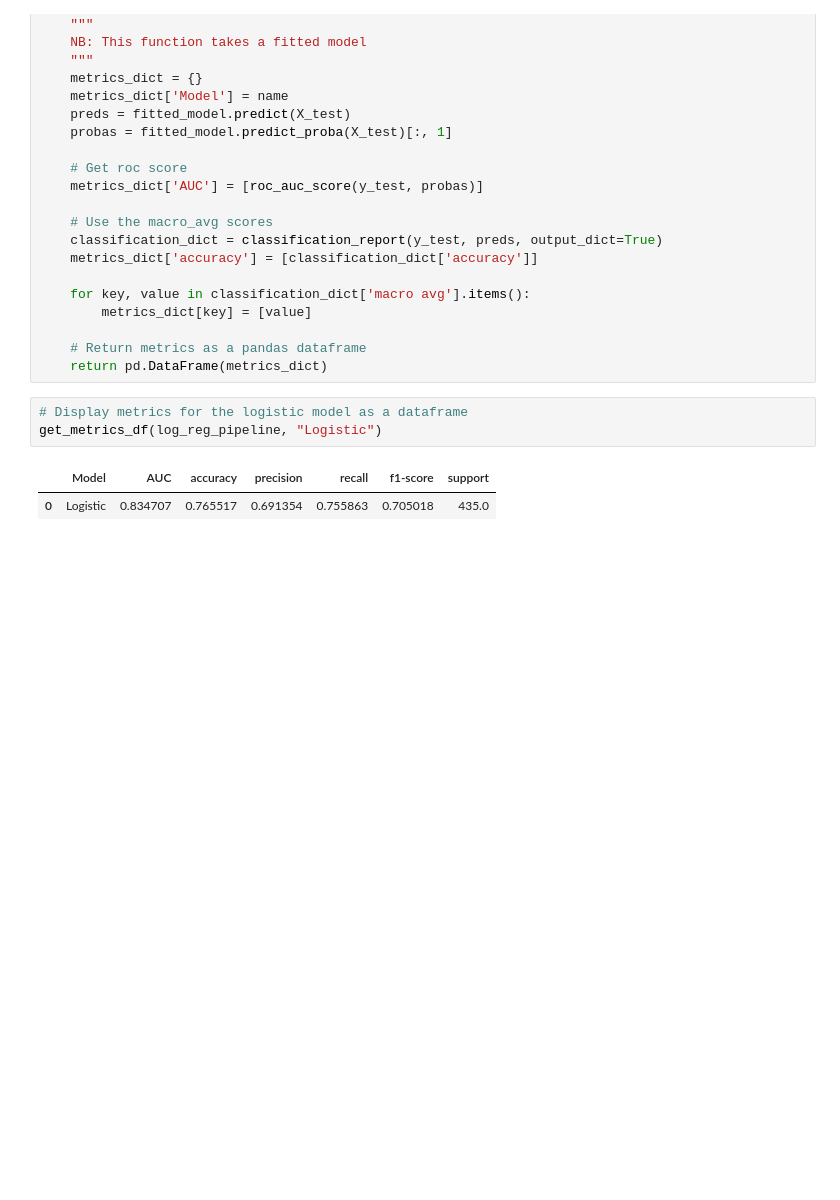
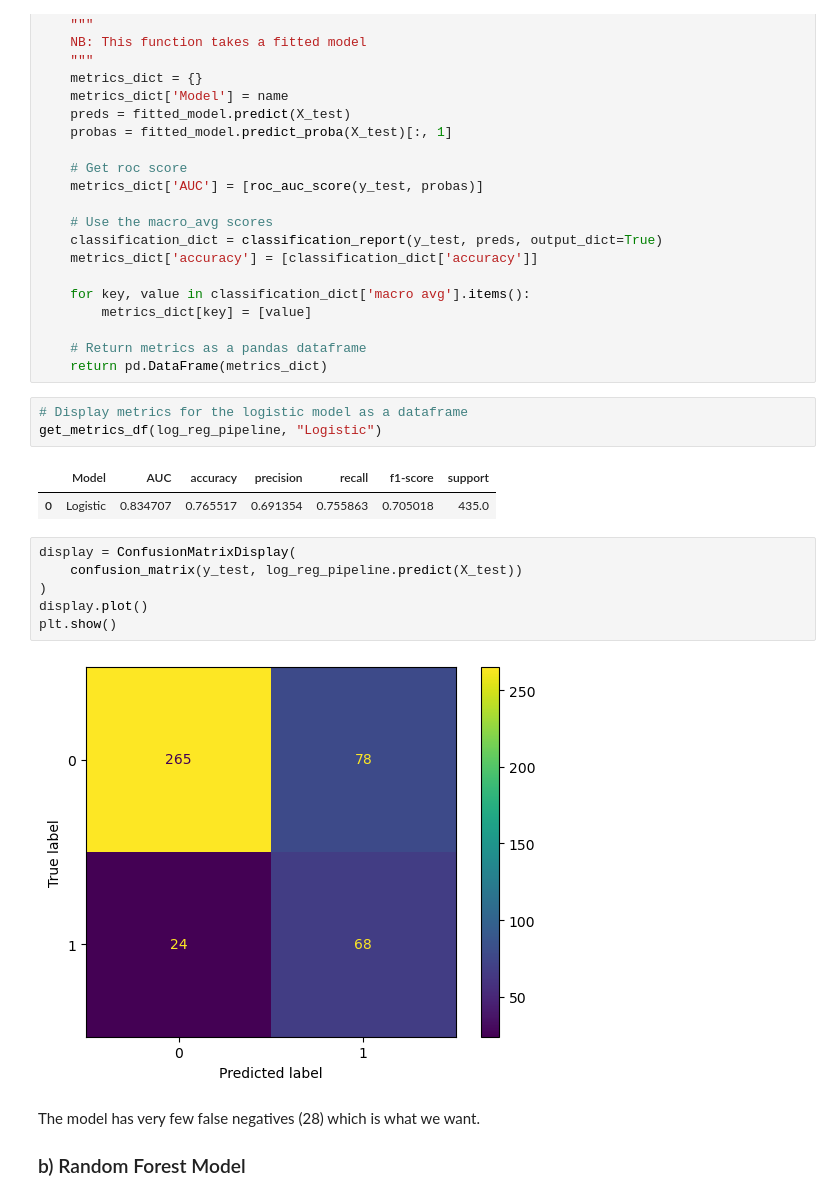
Before and after one commit to NgundoMuithya/Nairobi_Flood_Guard_AI, a Jupyter notebook: notebook.ipynb, the cells around one changed output. Cells and saved outputs as stored; diff of their text form; blank space fills up the shorter version.

Commit message:
Finish logistic and random forest models

```diff
--- a/notebook.ipynb
+++ b/notebook.ipynb
@@ -425,3 +425,15 @@ get_metrics_df(log_reg_pipeline, "Logistic")
 # %% [output]
 |  | Model | AUC | accuracy | precision | recall | f1-score | support |
 | 0 | Logistic | 0.834707 | 0.765517 | 0.691354 | 0.755863 | 0.705018 | 435.0 |
+# %%
+display = ConfusionMatrixDisplay(
+    confusion_matrix(y_test, log_reg_pipeline.predict(X_test))
+)
+display.plot()
+plt.show()
+# %% [output]
+[figure, added]
+# %% [markdown]
+The model has very few false negatives (28) which is what we want.
+
+### b) Random Forest Model
```
Also changed, not shown: parts of 1 cell of this notebook.
